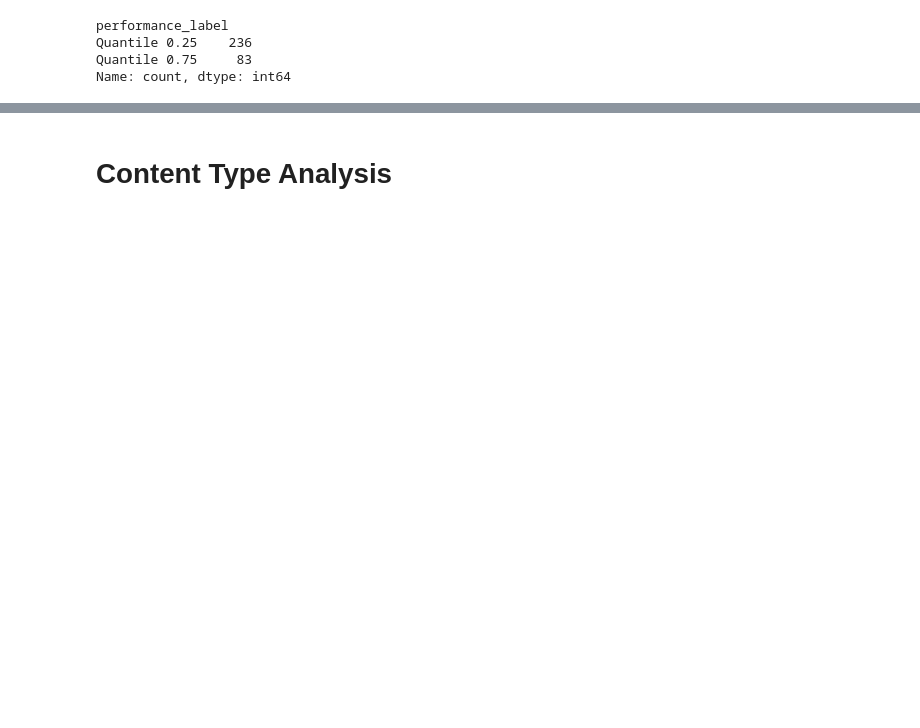
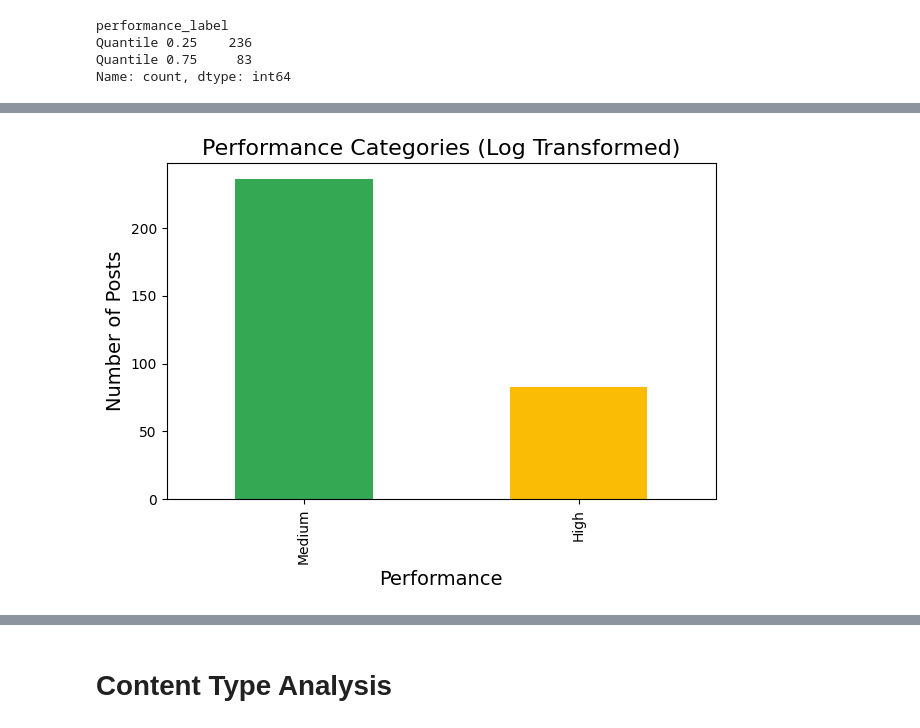
Before and after one commit to stefanmlrj/CarinaHardy-Instagram-Data-Analysis, a Jupyter notebook: insta-Project/notebooks/exploratory_analysis.ipynb, the cells around one changed output, grey strips where cells are left out. Drawn from its saved outputs; the diff is of its cells as text; code cells hidden in the pictures; blank space fills up the shorter version.

```diff
--- a/insta-Project/notebooks/exploratory_analysis.ipynb
+++ b/insta-Project/notebooks/exploratory_analysis.ipynb
@@ -208,0 +276,20 @@ Name: count, dtype: int64
+# %%
+def label_performance_log(rate):
+    if rate >= posts_enriched['log_engagement_rate'].quantile(0.75):
+        return "High"
+    elif rate >= posts_enriched['log_engagement_rate'].quantile(0.25):
+        return "Medium"
+    else:
+        return "Low"
+
+posts_enriched["performance_label_log"] = posts_enriched["log_engagement_rate"].apply(label_performance_log)
+# %%
+# Plot the performance categories after log transformation
+posts_enriched["performance_label_log"].value_counts().plot(kind='bar', color=['#34a853', '#fbbc05', '#ea4335'])
+plt.title("Performance Categories (Log Transformed)", fontsize=16)
+plt.ylabel('Number of Posts', fontsize=14)
+plt.xlabel('Performance', fontsize=14)
+plt.tight_layout()
+plt.show()
+# %% [output]
+[figure, added]
```
Also changed, not shown: parts of 20 cells of this notebook, 2 other files.
